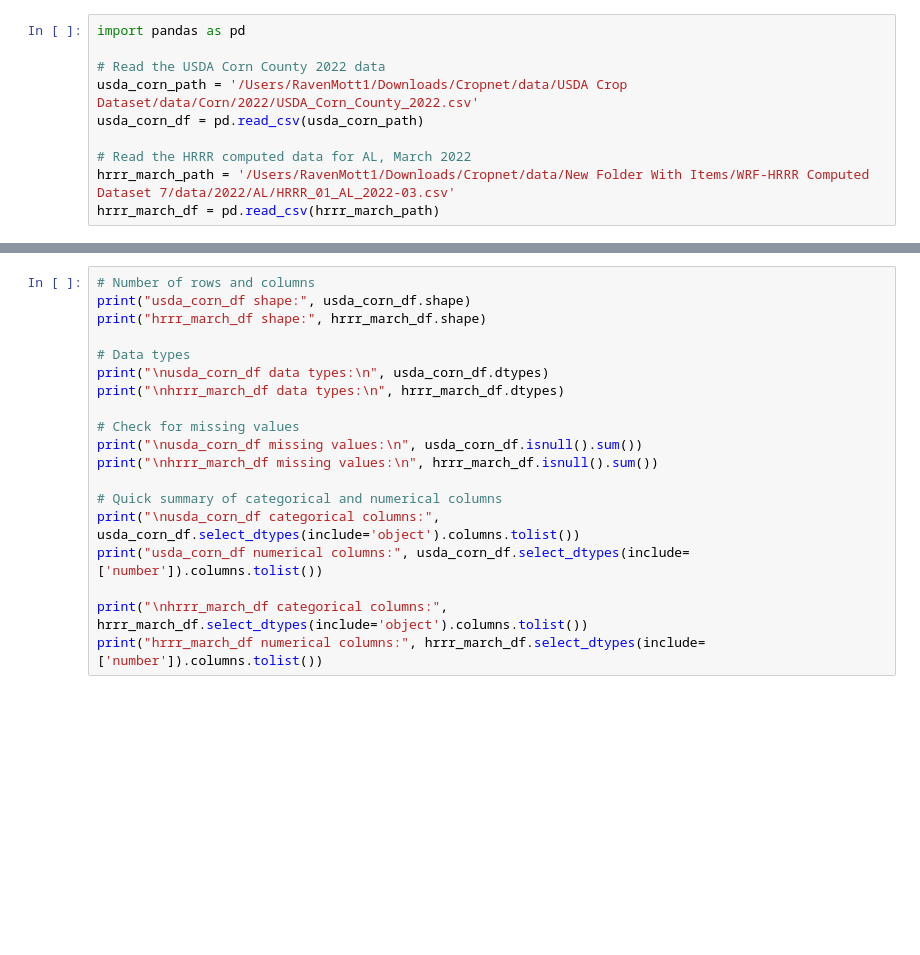
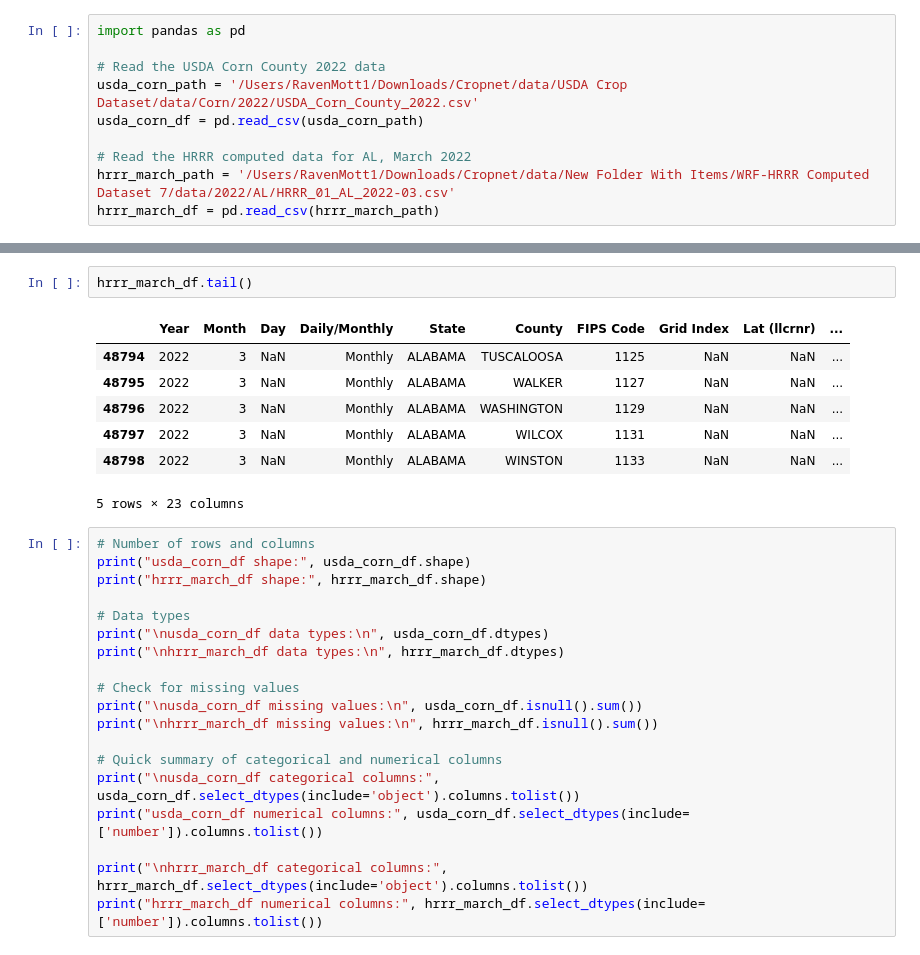
Before and after one commit to Rmot1202/Cropnet, a Jupyter notebook: Untitled-1.ipynb, the cells around one changed output, grey strips where cells are left out. Cells and saved outputs as stored; diff of their text form; blank space fills up the shorter version.

```diff
--- a/Untitled-1.ipynb
+++ b/Untitled-1.ipynb
@@ -131,3 +147,13 @@ hrrr_march_df.head()
+# %%
+hrrr_march_df.tail()
+# %% [output]
+|  | Year | Month | Day | Daily/Monthly | State | County | FIPS Code | Grid Index | Lat (llcrnr) | ... |
+| 48794 | 2022 | 3 | NaN | Monthly | ALABAMA | TUSCALOOSA | 1125 | NaN | NaN | ... |
+| 48795 | 2022 | 3 | NaN | Monthly | ALABAMA | WALKER | 1127 | NaN | NaN | ... |
+| 48796 | 2022 | 3 | NaN | Monthly | ALABAMA | WASHINGTON | 1129 | NaN | NaN | ... |
+| 48797 | 2022 | 3 | NaN | Monthly | ALABAMA | WILCOX | 1131 | NaN | NaN | ... |
+| 48798 | 2022 | 3 | NaN | Monthly | ALABAMA | WINSTON | 1133 | NaN | NaN | ... |
+5 rows × 23 columns
 # %%
 # Number of rows and columns
 print("usda_corn_df shape:", usda_corn_df.shape)
```
Also changed, not shown: parts of 4 cells of this notebook.
